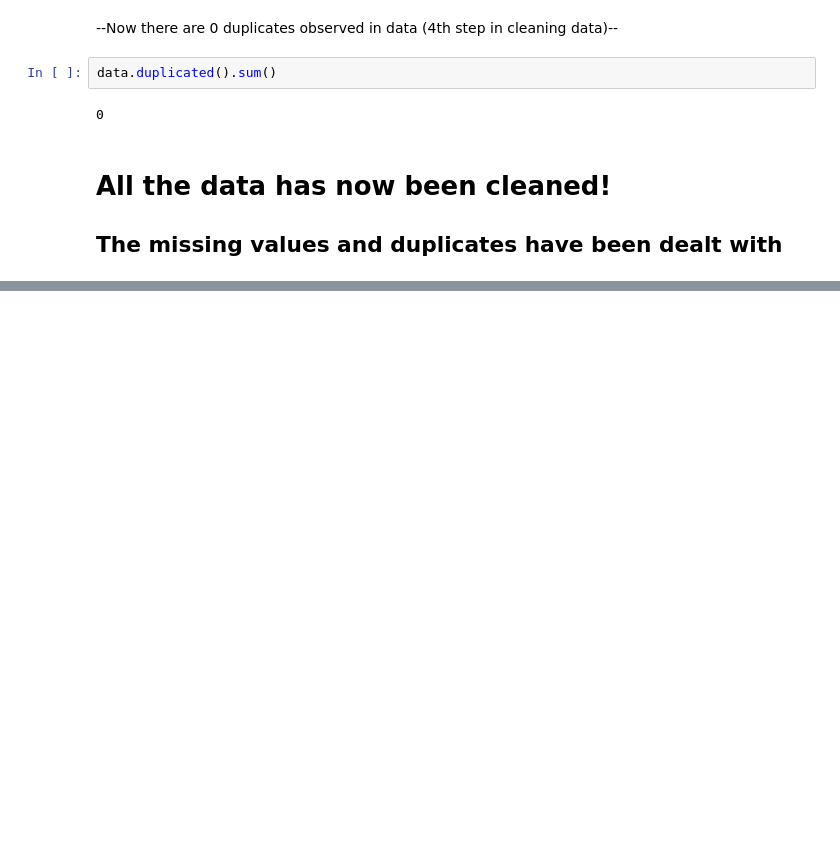
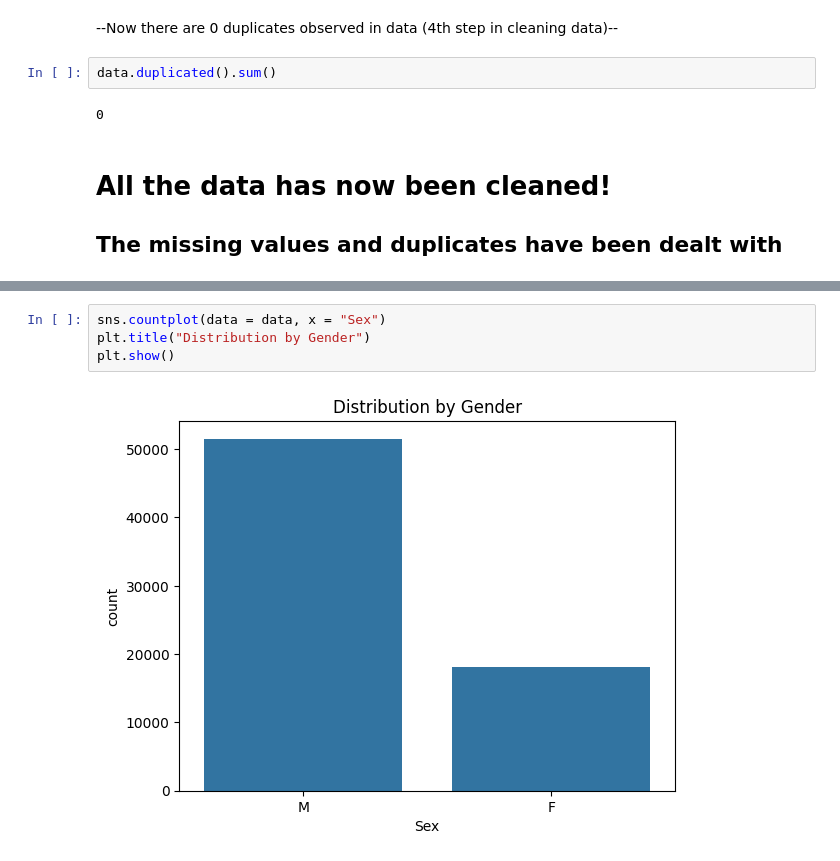
Before and after one commit to srigan-s/UWDSC-EDA-Interview, a Jupyter notebook: olympics.ipynb, the cells around one changed output, grey strips where cells are left out. Saved outputs shown, nothing was run; the diff lists cells and outputs as text; blank space fills up the shorter version.

```diff
--- a/olympics.ipynb
+++ b/olympics.ipynb
@@ -184,0 +166,6 @@ data.duplicated().sum()
+# %%
+sns.countplot(data = data, x = "Sex")
+plt.title("Distribution by Gender")
+plt.show()
+# %% [output]
+[figure, added]
```
Also changed, not shown: parts of 13 cells of this notebook.
